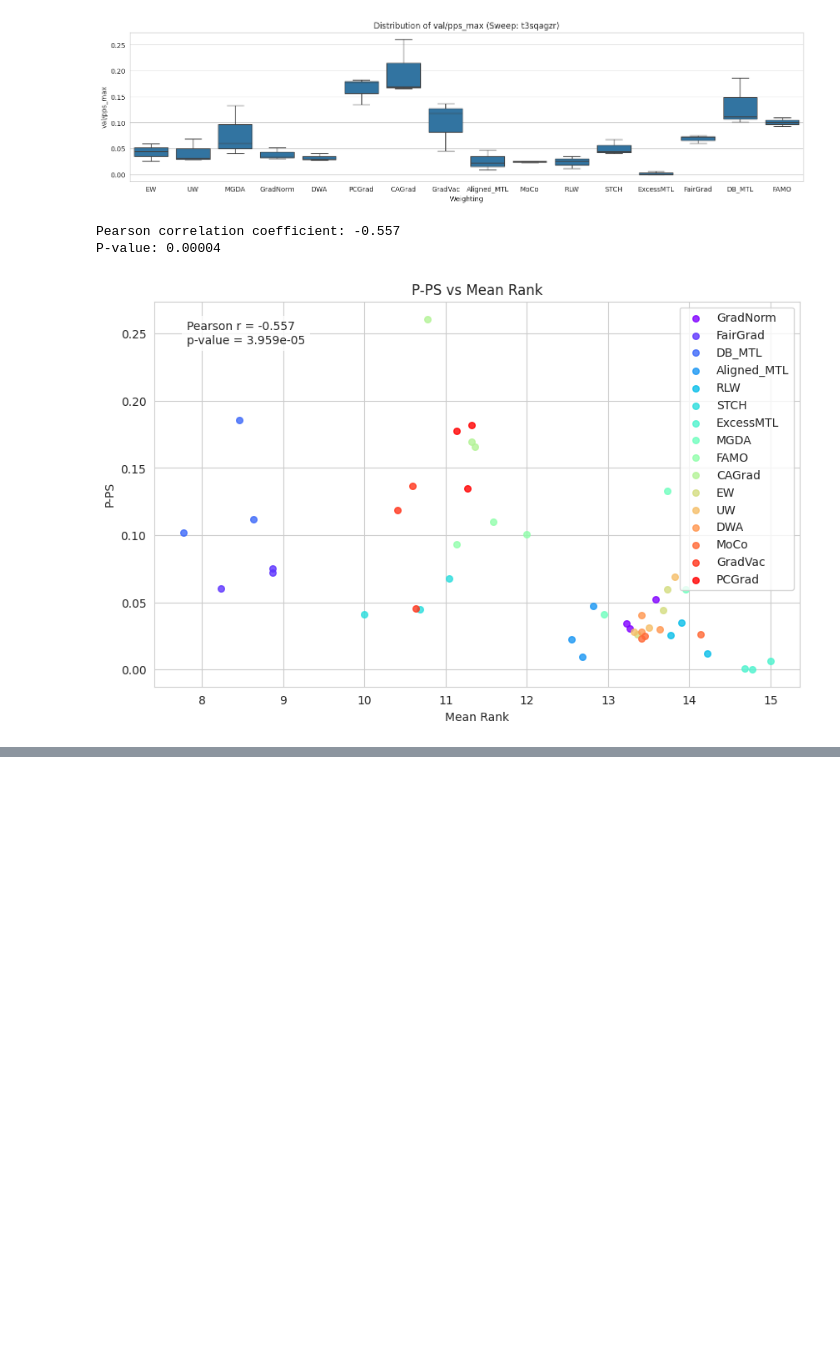
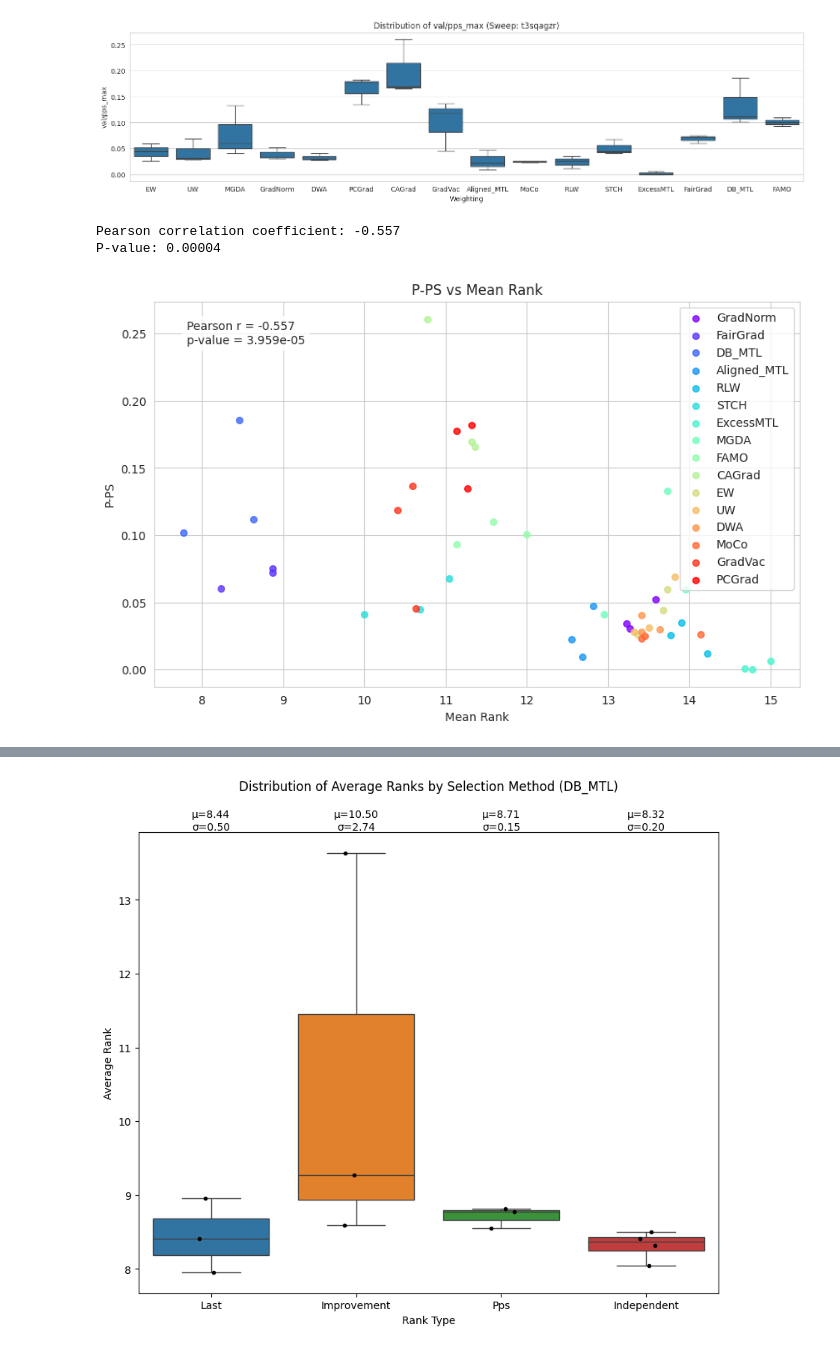
Before and after one commit to blazejba/LibMTL, a Jupyter notebook: examples/tdc/peak_alignment_metric.ipynb, the cells around one changed output, grey strips where cells are left out. Drawn from its saved outputs; the diff is of its cells as text; code cells hidden in the pictures; blank space fills up the shorter version.

```diff
--- a/examples/tdc/peak_alignment_metric.ipynb
+++ b/examples/tdc/peak_alignment_metric.ipynb
@@ -369,0 +494,69 @@ P-value: 0.00004
+# %%
+api = wandb.Api()
+sweep_id = "7bnrymnb"
+runs = api.runs("BorgwardtLab/libmtl_tdc", filters={"sweep": sweep_id})
+
+weighting_dict = {}
+
+for run in runs:
+    weighting = run.config.get("weighting")
+    rank_last = run.summary.get("test/average_rank_last")
+    rank_improvement = run.summary.get("test/average_rank_improvement")
+    rank_pps = run.summary.get("test/average_rank_pps")
+
+    if weighting == "DB_MTL":
+        if weighting not in weighting_dict:
+            weighting_dict[weighting] = {
+                "last": [],
+                "improvement": [],
+                "pps": [],
+                "independent": []  # Initialize independent list
+            }
+        weighting_dict[weighting]["last"].append(rank_last)
+        weighting_dict[weighting]["improvement"].append(rank_improvement)
+        weighting_dict[weighting]["pps"].append(rank_pps)
+
+sweep_id = "r4mrgucx"  # Fixed typo in sweep ID
+runs = api.runs("BorgwardtLab/libmtl_tdc", filters={"sweep": sweep_id})
+
+for run in runs:
+    weighting = run.config.get("weighting")
+    rank_independents = run.summary.get("test/average_rank_independent")
+
+    if weighting == "DB_MTL":
+        if weighting not in weighting_dict:
+            weighting_dict[weighting] = {
+                "last": [],
+                "improvement": [],
+                "pps": [],
+                "independent": []
+            }
+        weighting_dict[weighting]["independent"].append(rank_independents)
+
+plot_data = []
+for weighting, vals in weighting_dict.items():
+    for rank_type in ["last", "improvement", "pps", "independent"]:
+        for val in vals[rank_type]:
+            plot_data.append({
+                "Weighting": weighting,
+                "Rank Type": rank_type.capitalize(),
+                "Value": val
+            })
+
+plt.figure(figsize=(10, 8))
+df = pd.DataFrame(plot_data)
+sns.boxplot(data=df, x='Rank Type', y='Value', hue='Rank Type')
+sns.stripplot(data=df, x='Rank Type', y='Value', color='black', alpha=1.0, jitter=0.1, size=4)
+
+for i, rank_type in enumerate(df['Rank Type'].unique()):
+    vals = df[df['Rank Type'] == rank_type]['Value']
+    mean = vals.mean()
+    std = vals.std()
+    plt.text(i, plt.ylim()[1], f'μ={mean:.2f}\nσ={std:.2f}',
+             horizontalalignment='center', verticalalignment='bottom')
+
+plt.ylabel("Average Rank")
+plt.title(f"Distribution of Average Ranks by Selection Method (DB_MTL)", pad=40)
+plt.show()
+# %% [output]
+[figure, added]
```
Also changed, not shown: parts of 4 cells of this notebook, 3 other files.
